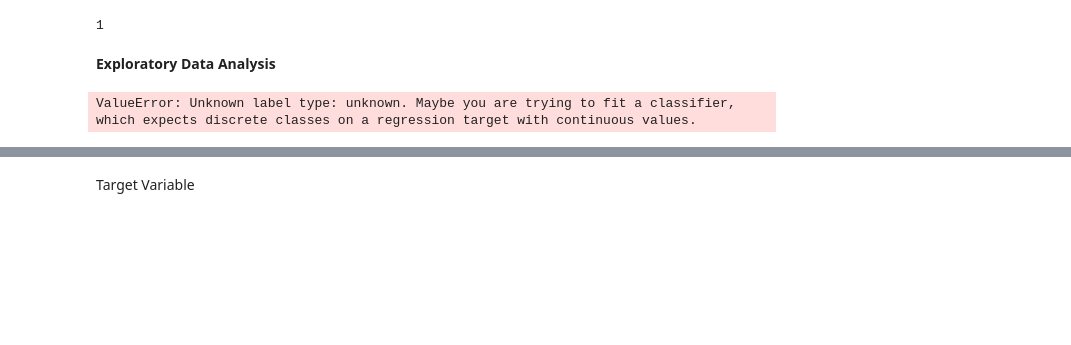
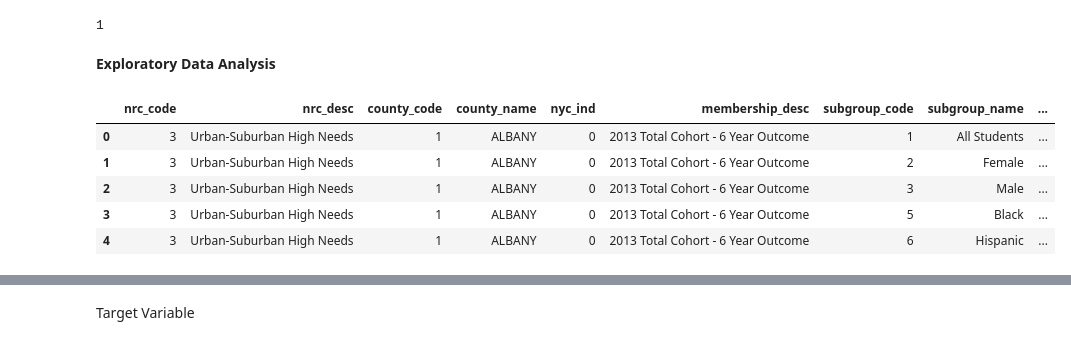
Before and after one commit to benbesthof/HighSchoolDropouts, a Jupyter notebook: B_Besthof_M11_assn.ipynb, the cells around one changed output, grey strips where cells are left out. Saved outputs shown, nothing was run; the diff lists cells and outputs as text; code cells hidden in the pictures; blank space fills up the shorter version.

```diff
--- a/B_Besthof_M11_assn.ipynb
+++ b/B_Besthof_M11_assn.ipynb
@@ -265,36 +265,44 @@ def preprocessor(df, target):
     if len(df[i].value_counts().index) > 200:
        high_card.append(i)
 
   #categorical variables with zero variance
   low_card = []
   for i in categorical_variables:
      if len(df[i].value_counts().index) == 1:
         low_card.append(i)
 
 
 #dropping features with zero variance and high cardinality
   df.drop(no_var, axis = 1, inplace = True)
   df.drop(high_card, axis = 1, inplace = True)
   df.drop(low_card, axis = 1, inplace = True)
 
 
 
 #balancing target variable with oversampling
   def oversampler(df, target):
-    oversamp = SMOTENC(categorical_features = [i for i in [df.select_dtypes(include = object)]], random_state = 42)
+    categorical_variables = list(df.select_dtypes(include = object))
+    categorical_variables = list(set(categorical_variables) - set(target))
+    oversamp = SMOTENC(categorical_features = categorical_variables, random_state = 42)
     input_var = list(df.columns)
     input_var.remove(target)
     X, y = oversamp.fit_resample(df[input_var], df[target])
     X = pd.DataFrame(X, columns = input_var)
     y = pd.DataFrame(y, columns = [i for i in df.columns if i == target])
     df = pd.concat([X, y], axis = 1)
     return df
 
   df = oversampler(df, target)
 
   return df
+
+#creating a copy of the dataset to compare the effects of preprocessing
+df_copy = preprocessor(df.copy(), 'reg_awd')
+df_copy.head()
+# %% [output]
+|  | nrc_code | nrc_desc | county_code | county_name | nyc_ind | membership_desc | subgroup_code | subgroup_name | ... |
+| 0 | 3 | Urban-Suburban High Needs | 1 | ALBANY | 0 | 2013 Total Cohort - 6 Year Outcome | 1 | All Students | ... |
+| 1 | 3 | Urban-Suburban High Needs | 1 | ALBANY | 0 | 2013 Total Cohort - 6 Year Outcome | 2 | Female | ... |
+| 2 | 3 | Urban-Suburban High Needs | 1 | ALBANY | 0 | 2013 Total Cohort - 6 Year Outcome | 3 | Male | ... |
+| 3 | 3 | Urban-Suburban High Needs | 1 | ALBANY | 0 | 2013 Total Cohort - 6 Year Outcome | 5 | Black | ... |
+| 4 | 3 | Urban-Suburban High Needs | 1 | ALBANY | 0 | 2013 Total Cohort - 6 Year Outcome | 6 | Hispanic | ... |
-# %%
-df_copy = preprocessor(df.copy(), 'reg_awd')
-df_copy
-# %% [output]
-ValueError: Unknown label type: unknown. Maybe you are trying to fit a classifier, which expects discrete classes on a regression target with continuous values.
```
Also changed, not shown: parts of 8 cells of this notebook.
